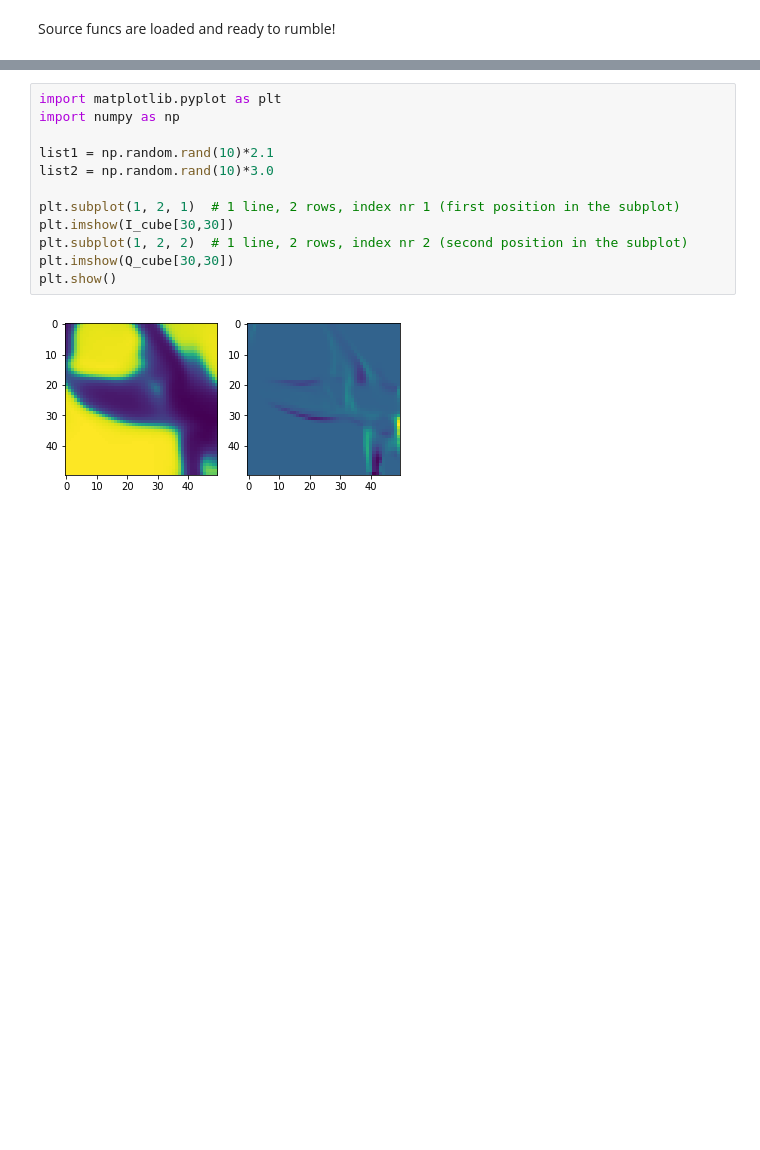
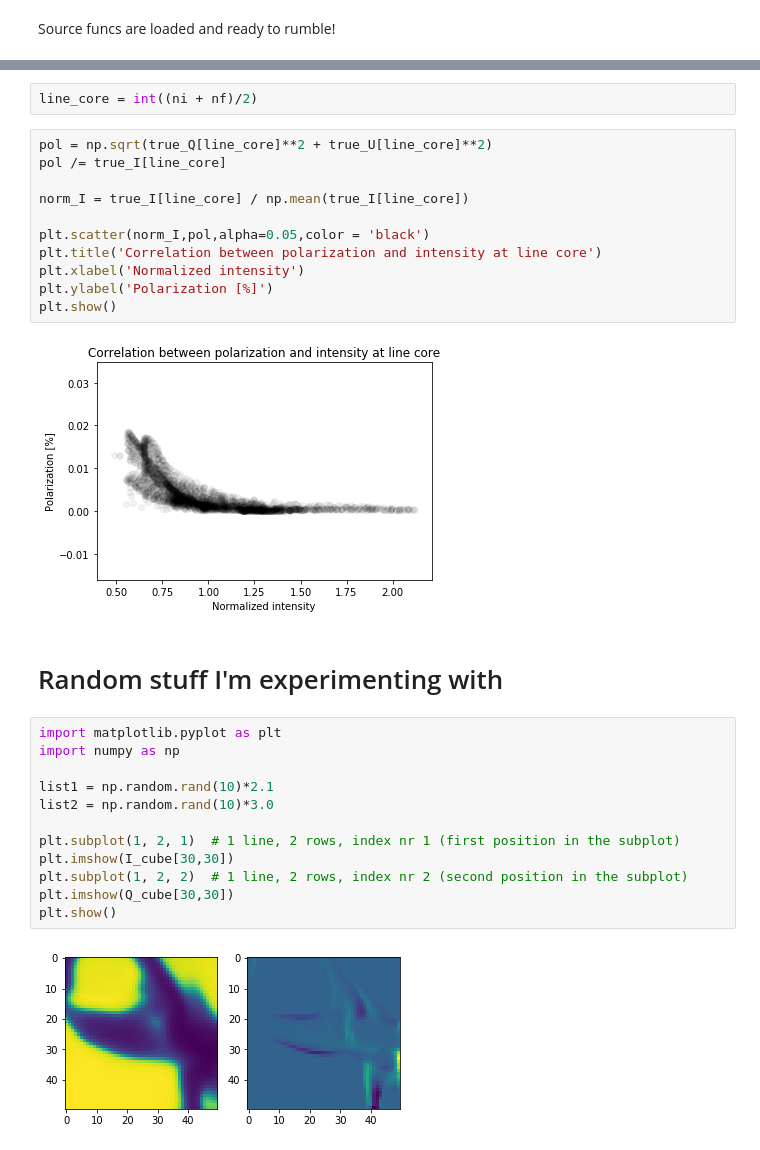
Before and after one commit to neerajkulk/reconstruct_hanle, a Jupyter notebook: notebooks/spol_synthesize.ipynb, the cells around one changed output, grey strips where cells are left out. Drawn from its saved outputs; the diff is of its cells as text; blank space fills up the shorter version.

```diff
--- a/notebooks/spol_synthesize.ipynb
+++ b/notebooks/spol_synthesize.ipynb
@@ -328,3 +329,20 @@ view_signal(25)
+# %%
+line_core = int((ni + nf)/2)
+# %%
+pol = np.sqrt(true_Q[line_core]**2 + true_U[line_core]**2)
+pol /= true_I[line_core]
+
+norm_I = true_I[line_core] / np.mean(true_I[line_core])
+
+plt.scatter(norm_I,pol,alpha=0.05,color = 'black')
+plt.title('Correlation between polarization and intensity at line core')
+plt.xlabel('Normalized intensity')
+plt.ylabel('Polarization [%]')
+plt.show()
+# %% [output]
+[figure, added]
+# %% [markdown]
+# Random stuff I'm experimenting with
 # %%
 import matplotlib.pyplot as plt
 import numpy as np
```
Also changed, not shown: parts of 52 cells of this notebook.
